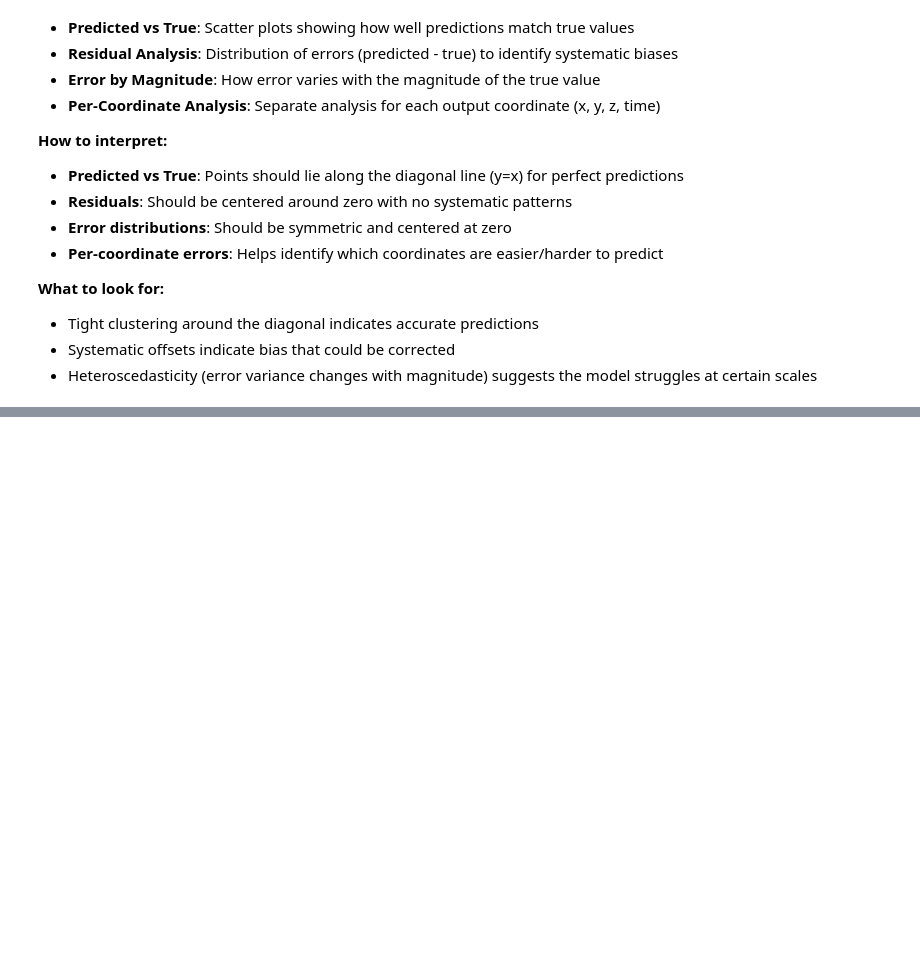
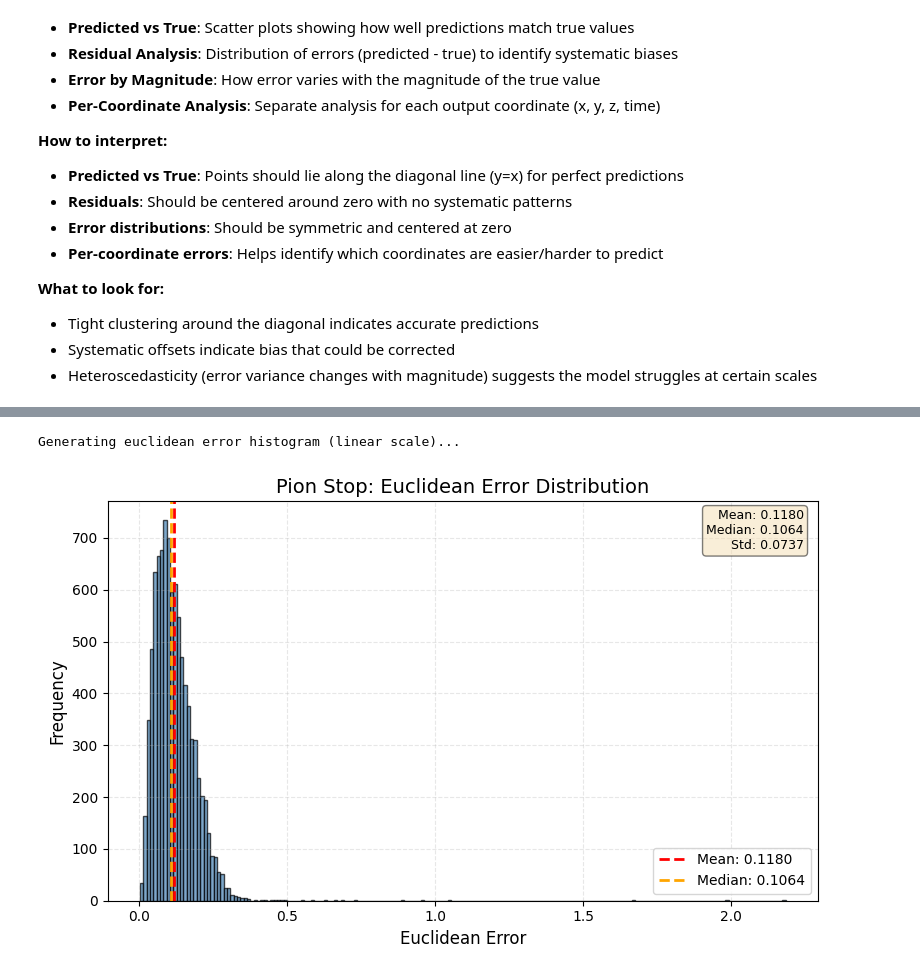
Before and after one commit to jaca230/pioneerML, a Jupyter notebook: notebooks/validation/validate_pion_stop.ipynb, the cells around one changed output, grey strips where cells are left out. Drawn from its saved outputs; the diff is of its cells as text; code cells hidden in the pictures; blank space fills up the shorter version.

```diff
--- a/notebooks/validation/validate_pion_stop.ipynb
+++ b/notebooks/validation/validate_pion_stop.ipynb
@@ -210,0 +242,13 @@ Generating regression diagnostic plots...
+# %%
+# Generate euclidean error histogram (linear scale)
+print("\nGenerating euclidean error histogram (linear scale)...")
+plot_euclidean_error_histogram(
+    predictions=predictions,
+    targets=targets,
+    log_scale=False,
+    title="Pion Stop: Euclidean Error Distribution",
+    show=True,
+)
+# %% [output]
+Generating euclidean error histogram (linear scale)...
+[figure, added]
```
Also changed, not shown: parts of 10 cells of this notebook, 16 other files.
